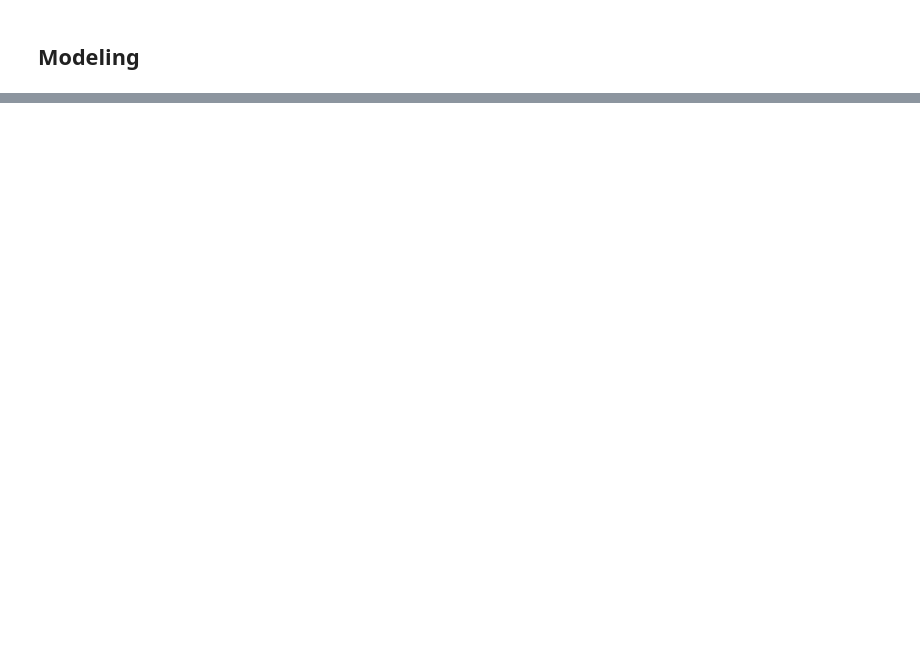
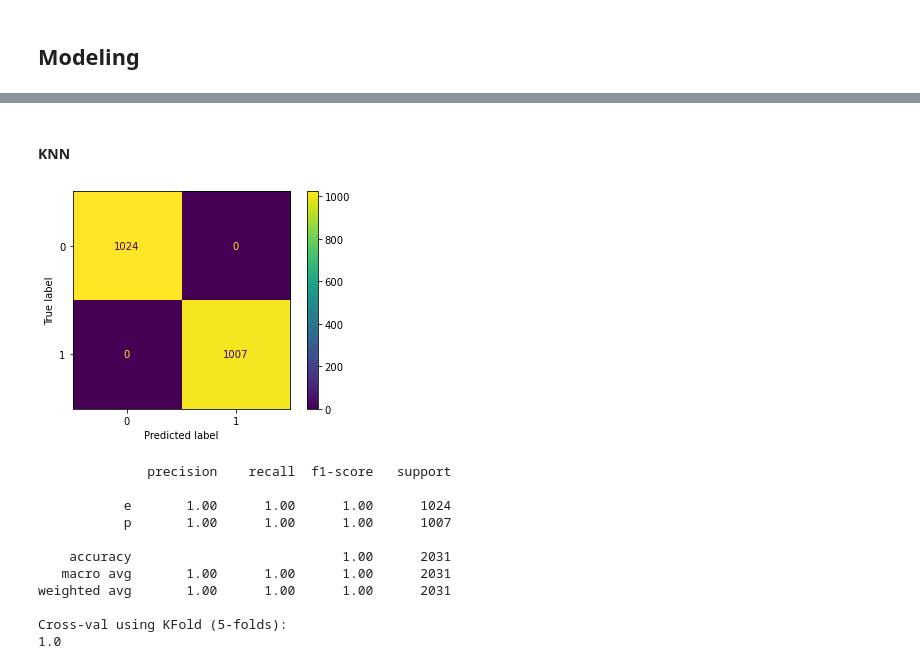
Before and after one commit to royandhika/classification-mushroom, a Jupyter notebook: classification.ipynb, the cells around one changed output, grey strips where cells are left out. Saved outputs shown, nothing was run; the diff lists cells and outputs as text; code cells hidden in the pictures; blank space fills up the shorter version.

```diff
--- a/test.ipynb
+++ b/classification.ipynb
@@ -280,0 +324,17 @@ weighted avg       0.95      0.95      0.95      2031
+# %% [markdown]
+#### KNN
+# %%
+benchmark(KNeighborsClassifier())
+# %% [output]
+[figure, added]
+              precision    recall  f1-score   support
+
+           e       1.00      1.00      1.00      1024
+           p       1.00      1.00      1.00      1007
+
+    accuracy                           1.00      2031
+   macro avg       1.00      1.00      1.00      2031
+weighted avg       1.00      1.00      1.00      2031
+
+Cross-val using KFold (5-folds):
+1.0
```
Also changed, not shown: parts of 23 cells of this notebook.
